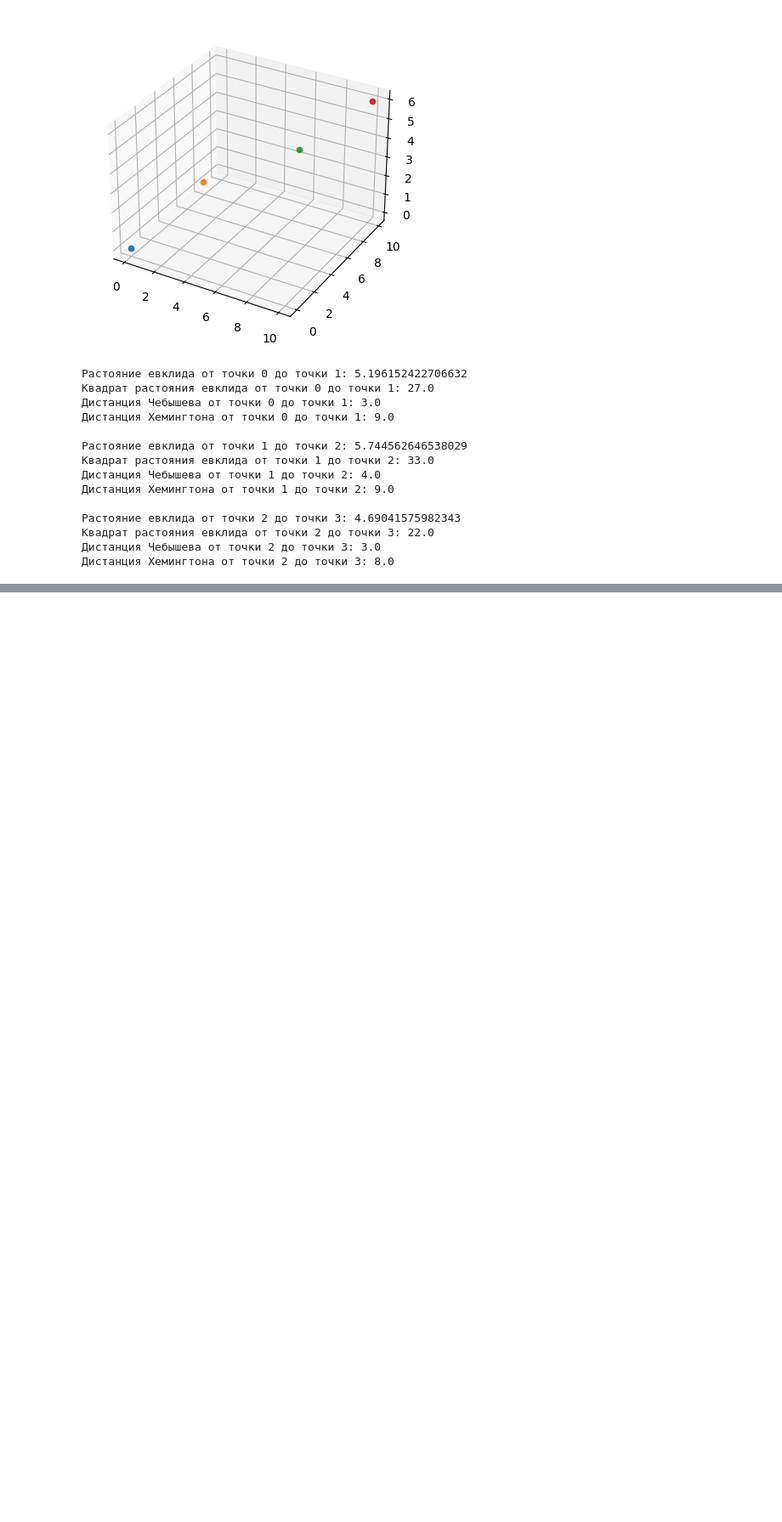
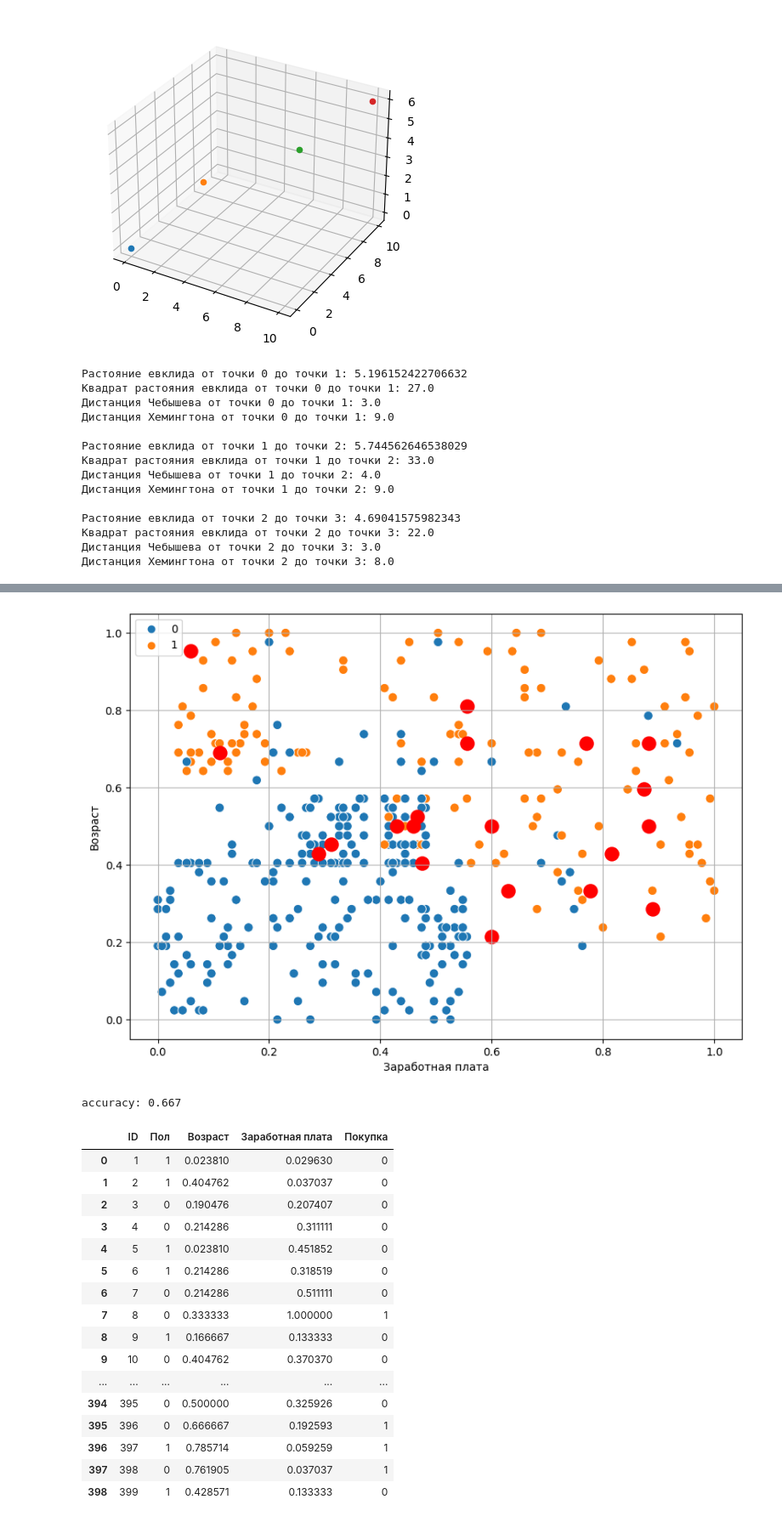
Before and after one commit to jeveungateu/Fundamentals_of_Machine_Learning, a Jupyter notebook: Medzhidov BFBO-01-22 RB 4.ipynb, the cells around one changed output, grey strips where cells are left out. Shown at 85% size. Cells and saved outputs as stored; diff of their text form; code cells hidden in the pictures; blank space fills up the shorter version.

```diff
--- a/Medzhidov BFBO-01-22 RB 4.ipynb
+++ b/Medzhidov BFBO-01-22 RB 4.ipynb
@@ -59,0 +181,72 @@ print(1)
+# %%
+# TODO: Загрузите предложенный учебный датасет (dataset = pd.read_csv('Dataset
+#   Knn.csv') или создайте свой, описывающий прикладную задачу
+#   классификации. Выполните обработку данных, нормализацию и перевод
+#   категориальных признаков в числовые. Реализуйте метод К-ближайших
+#   соседей. С оценкой точности и выводом матрицы ошибок.
+
+import pandas as pd
+from sklearn.neighbors import KNeighborsClassifier
+from sklearn.preprocessing import MinMaxScaler
+from sklearn.model_selection import train_test_split
+import matplotlib.pyplot as plt
+import numpy as np
+from sklearn.metrics import confusion_matrix, accuracy_score
+import seaborn as sns
+
+df = pd.read_csv('Dataset Knn.csv')
+scaler = MinMaxScaler()
+sex = {'М': 1, 'Ж': 0}
+
+df[['Возраст']] = scaler.fit_transform(df[['Возраст']])
+df[['Заработная плата']] = scaler.fit_transform(df[['Заработная плата']])
+df['Пол'] = df['Пол'].replace(sex)
+
+x_train, x_test, y_train, y_test = train_test_split(
+    df.iloc[:, :-1],
+    df.iloc[:, -1],
+    test_size=0.15
+)
+
+model = KNeighborsClassifier(n_neighbors=3)
+model.fit(x_train, y_train)
+y_pred = model.predict(x_test)
+plt.figure(figsize=(10, 7))
+sns.scatterplot(x='Заработная плата',
+                y='Возраст',
+                data=df,
+                hue='Покупка',
+                s=70)
+plt.xlabel('Заработная плата')
+plt.ylabel('Возраст')
+plt.legend(loc=2)
+plt.grid()
+for i in range(len(y_test)):
+    if np.array(y_test)[i] != y_pred[i]:
+        plt.scatter(x_test.iloc[i, 3], x_test.iloc[i, 2], color='red', s=150)
+plt.show()
+print(f'accuracy: {accuracy_score(y_test, y_pred) :.3}')
+cm = confusion_matrix(y_test, y_pred)
+ac = accuracy_score(y_test, y_pred)
+cm
+df
+# %% [output]
+[figure, added]
+accuracy: 0.667
+|  | ID | Пол | Возраст | Заработная плата | Покупка |
+| 0 | 1 | 1 | 0.023810 | 0.029630 | 0 |
+| 1 | 2 | 1 | 0.404762 | 0.037037 | 0 |
+| 2 | 3 | 0 | 0.190476 | 0.207407 | 0 |
+| 3 | 4 | 0 | 0.214286 | 0.311111 | 0 |
+| 4 | 5 | 1 | 0.023810 | 0.451852 | 0 |
+| 5 | 6 | 1 | 0.214286 | 0.318519 | 0 |
+| 6 | 7 | 0 | 0.214286 | 0.511111 | 0 |
+| 7 | 8 | 0 | 0.333333 | 1.000000 | 1 |
+| 8 | 9 | 1 | 0.166667 | 0.133333 | 0 |
+| 9 | 10 | 0 | 0.404762 | 0.370370 | 0 |
+| ... | ... | ... | ... | ... | ... |
+| 394 | 395 | 0 | 0.500000 | 0.325926 | 0 |
+| 395 | 396 | 0 | 0.666667 | 0.192593 | 1 |
+| 396 | 397 | 1 | 0.785714 | 0.059259 | 1 |
+| 397 | 398 | 0 | 0.761905 | 0.037037 | 1 |
+| 398 | 399 | 1 | 0.428571 | 0.133333 | 0 |
```
Also changed, not shown: parts of 5 cells of this notebook, 1 other file.
